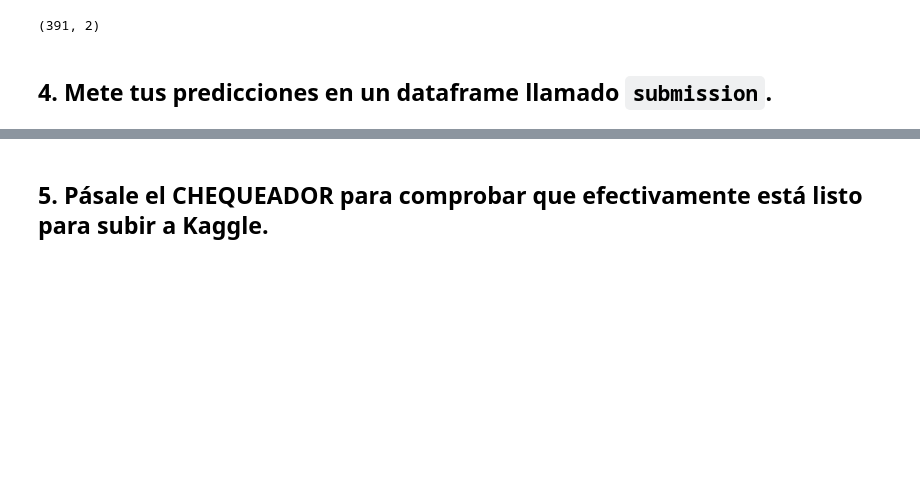
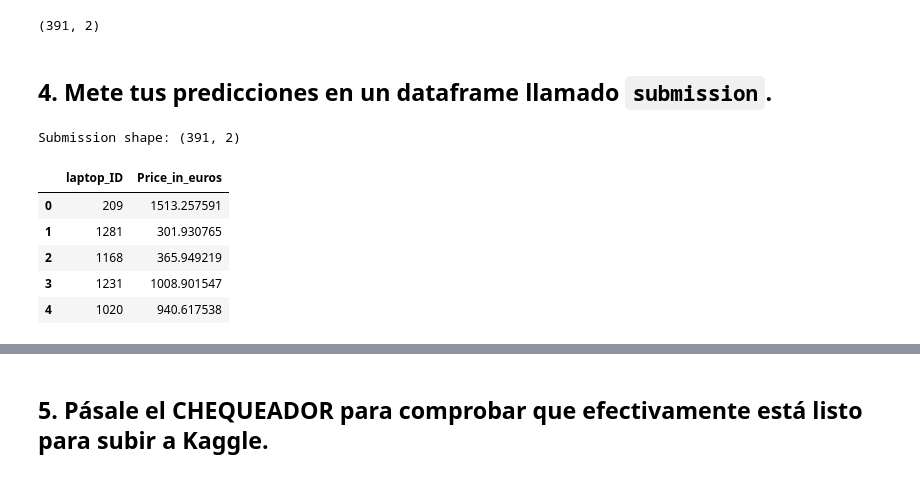
Before and after one commit to juanfcia/ds-bootcamp-juanfcia, a Jupyter notebook: Team_Challenges/TC_04_Sprint_12_Kaggle/Kaggle_submission.ipynb, the cells around one changed output, grey strips where cells are left out. Saved outputs shown, nothing was run; the diff lists cells and outputs as text; code cells hidden in the pictures; blank space fills up the shorter version.

```diff
--- a/Team_Challenges/TC_04_Sprint_12_Kaggle/Kaggle_submission.ipynb
+++ b/Team_Challenges/TC_04_Sprint_12_Kaggle/Kaggle_submission.ipynb
@@ -608,3 +610,20 @@ submission = pd.DataFrame()
+# %%
+# Crear submission
+
+submission = pd.DataFrame({
+    'laptop_ID': test_ids,
+    'Price_in_euros': predictions_submit
+})
+print(f"Submission shape: {submission.shape}")
+submission.head()
+# %% [output]
+Submission shape: (391, 2)
+|  | laptop_ID | Price_in_euros |
+| 0 | 209 | 1513.257591 |
+| 1 | 1281 | 301.930765 |
+| 2 | 1168 | 365.949219 |
+| 3 | 1231 | 1008.901547 |
+| 4 | 1020 | 940.617538 |
 # %%
 submission.head()
 # %% [output]
```
Also changed, not shown: parts of 26 cells of this notebook, 1 other file.
